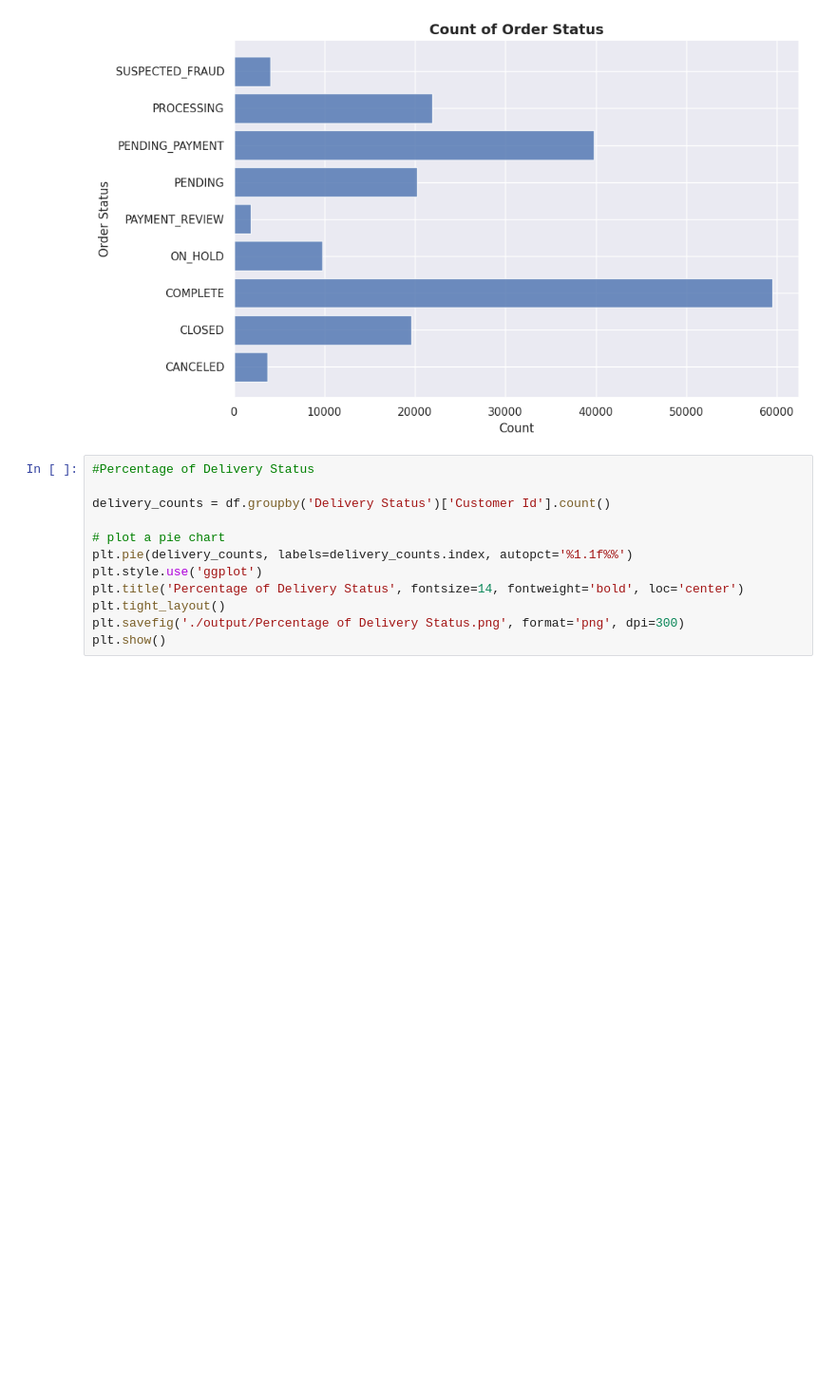
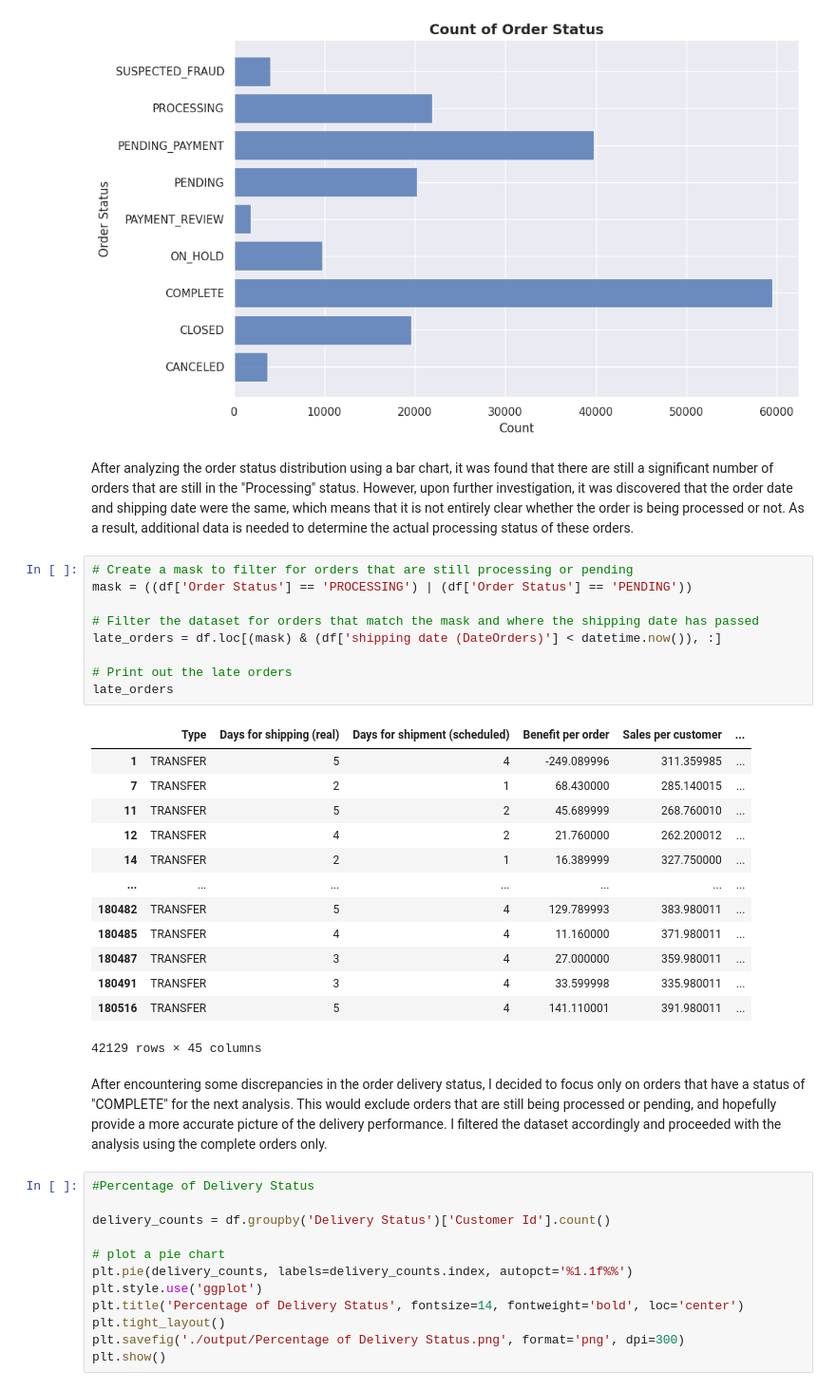
Before and after one commit to azamaufar/supplychainDA, a Jupyter notebook: EDA_Supply_Chain_Data.ipynb, the cells around one changed output. Shown: that part at 95% size. Cells and saved outputs as stored; diff of their text form; blank space fills up the shorter version.

```diff
--- a/EDA_Supply_Chain_Data.ipynb
+++ b/EDA_Supply_Chain_Data.ipynb
@@ -283,6 +288,33 @@ plt.savefig('./output/Count of Order Status.png', format='png', dpi=300)
 plt.show()
 # %% [output]
 [figure]
+# %% [markdown]
+After analyzing the order status distribution using a bar chart, it was found that there are still a significant number of orders that are still in the "Processing" status. However, upon further investigation, it was discovered that the order date and shipping date were the same, which means that it is not entirely clear whether the order is being processed or not. As a result, additional data is needed to determine the actual processing status of these orders.
+# %%
+# Create a mask to filter for orders that are still processing or pending
+mask = ((df['Order Status'] == 'PROCESSING') | (df['Order Status'] == 'PENDING'))
+
+# Filter the dataset for orders that match the mask and where the shipping date has passed
+late_orders = df.loc[(mask) & (df['shipping date (DateOrders)'] < datetime.now()), :]
+
+# Print out the late orders
+late_orders
+# %% [output]
+|  | Type | Days for shipping (real) | Days for shipment (scheduled) | Benefit per order | Sales per customer | ... |
+| 1 | TRANSFER | 5 | 4 | -249.089996 | 311.359985 | ... |
+| 7 | TRANSFER | 2 | 1 | 68.430000 | 285.140015 | ... |
+| 11 | TRANSFER | 5 | 2 | 45.689999 | 268.760010 | ... |
+| 12 | TRANSFER | 4 | 2 | 21.760000 | 262.200012 | ... |
+| 14 | TRANSFER | 2 | 1 | 16.389999 | 327.750000 | ... |
+| ... | ... | ... | ... | ... | ... | ... |
+| 180482 | TRANSFER | 5 | 4 | 129.789993 | 383.980011 | ... |
+| 180485 | TRANSFER | 4 | 4 | 11.160000 | 371.980011 | ... |
+| 180487 | TRANSFER | 3 | 4 | 27.000000 | 359.980011 | ... |
+| 180491 | TRANSFER | 3 | 4 | 33.599998 | 335.980011 | ... |
+| 180516 | TRANSFER | 5 | 4 | 141.110001 | 391.980011 | ... |
+42129 rows × 45 columns
+# %% [markdown]
+After encountering some discrepancies in the order delivery status, I decided to focus only on orders that have a status of "COMPLETE" for the next analysis. This would exclude orders that are still being processed or pending, and hopefully provide a more accurate picture of the delivery performance. I filtered the dataset accordingly and proceeded with the analysis using the complete orders only.
 # %%
 #Percentage of Delivery Status
 
```
Also changed, not shown: parts of 12 cells of this notebook, 1 other file.
